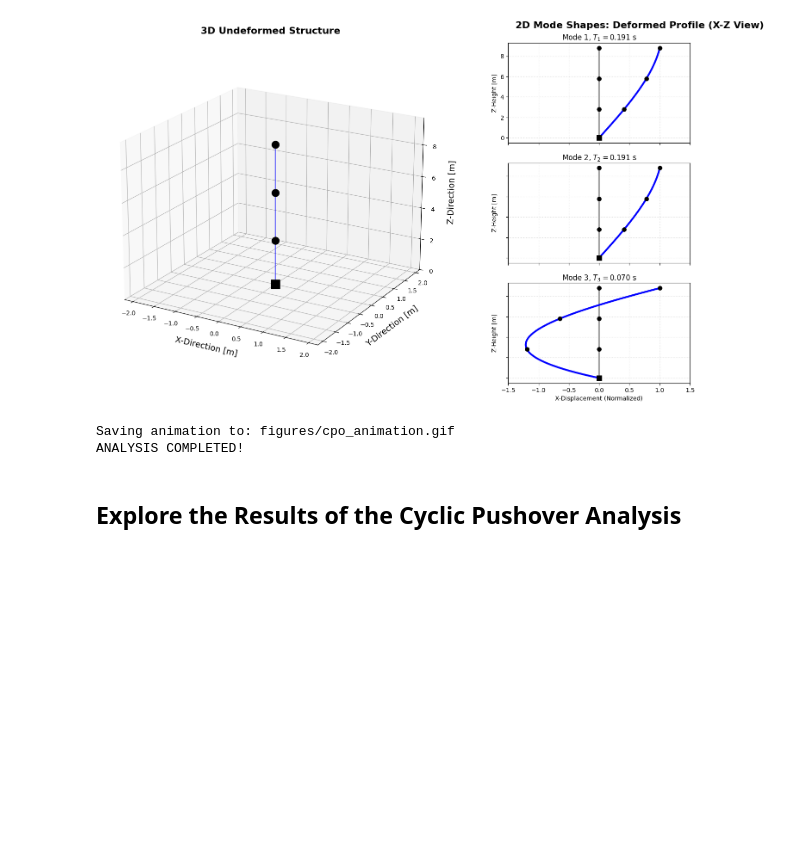
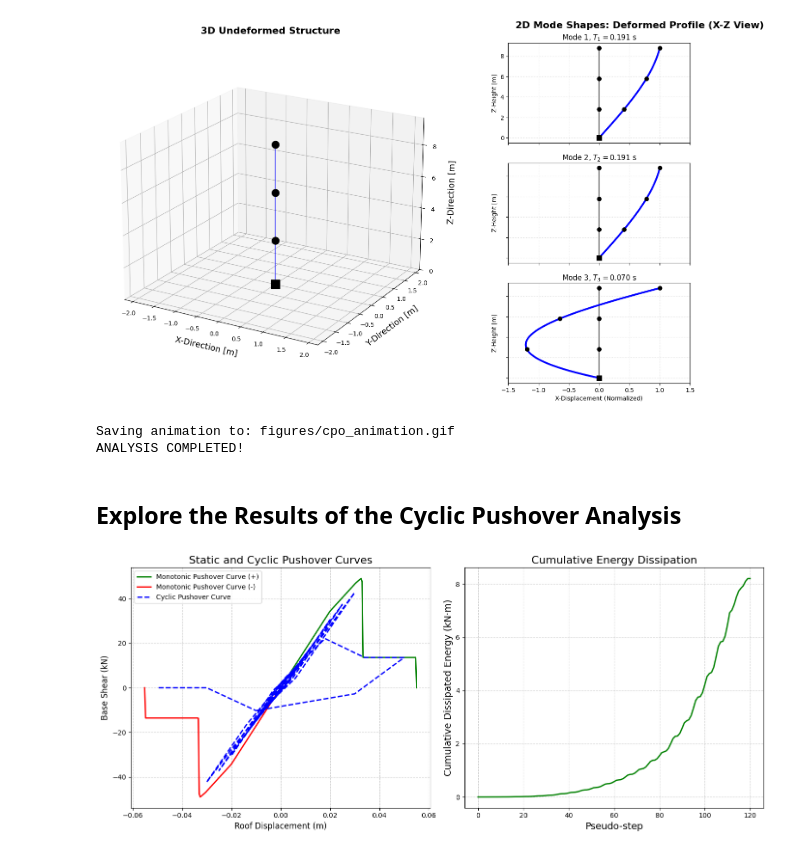
Before and after one commit to mgrubisic/oq-vmtk, a Jupyter notebook: demos/PushoverAnalysis/PushoverAnalysis.ipynb, the cells around one changed output. Cells and saved outputs as stored; diff of their text form; code cells hidden in the pictures; blank space fills up the shorter version.

Commit message:
Cosmetic changes to PushoverAnalysis demo

```diff
--- a/demos/PushoverAnalysis/PushoverAnalysis.ipynb
+++ b/demos/PushoverAnalysis/PushoverAnalysis.ipynb
@@ -239,29 +239,32 @@ ANALYSIS COMPLETED!
 # %%
 # Unpack results
 cpo_disps  = results['cpo_disps']  # Displacements at each control node (i.e., floor)
 cpo_rxn    = results['cpo_rxn']    # Reaction at base (Base shear)
 cpo_energy = results['cpo_energy'] # Cumulative Dissipated Energy
 
 roof_disp = cpo_disps[:, -1]  # Roof displacement time history
 
 # Plot Cyclic Pushover Results with Monotonic Pushover Curve
 fig, axs = plt.subplots(1, 2, figsize=(14, 6))
 
 # Subplot 1: Cyclic Pushover Curve
-axs[0].plot(spo_disps[:, -1], spo_rxn, color='red', linewidth=2, label = 'Monotonic Pushover Curve')
-axs[0].plot(roof_disp, cpo_rxn, color='blue', linewidth=2, linestyle='--', label = 'Cyclic Pushover Curve')
+axs[0].plot(spo_disps[:, -1], spo_rxn, color='green', linewidth=LINEWIDTH_2,  label = 'Monotonic Pushover Curve (+)')
+axs[0].plot(-spo_disps[:, -1],-spo_rxn, color='red', linewidth=LINEWIDTH_2, label = 'Monotonic Pushover Curve (-)')
+axs[0].plot(roof_disp, cpo_rxn, color='blue', linewidth=LINEWIDTH_2, linestyle='--', label = 'Cyclic Pushover Curve')
 axs[0].set_xlabel("Roof Displacement (m)", fontsize=12)
 axs[0].set_ylabel("Base Shear (kN)", fontsize=12)
-axs[0].set_title("Static and Cyclic Pushover Curves", fontsize=14)
+axs[0].set_title("Static and Cyclic Pushover Curves", fontsize=FONTSIZE_1)
 axs[0].grid(True, linestyle='--', alpha=0.6)
 axs[0].legend()
 
 # Subplot 2: Cumulative Dissipated Energy
-axs[1].plot(cpo_energy[:, 0], cpo_energy[:, 1], color='green', linewidth=2)
-axs[1].set_xlabel("Pseudo-step", fontsize=12)
-axs[1].set_ylabel("Cumulative Dissipated Energy (kN·m)", fontsize=12)
-axs[1].set_title("Cumulative Energy Dissipation", fontsize=14)
+axs[1].plot(cpo_energy[:, 0], cpo_energy[:, 1], color='green', linewidth=LINEWIDTH_2)
+axs[1].set_xlabel("Pseudo-step", fontsize=FONTSIZE_2)
+axs[1].set_ylabel("Cumulative Dissipated Energy (kN·m)", fontsize=FONTSIZE_2)
+axs[1].set_title("Cumulative Energy Dissipation", fontsize=FONTSIZE_1)
 axs[1].grid(True, linestyle='--', alpha=0.6)
 
 plt.tight_layout()
 plt.show()
+# %% [output]
+[figure, added]
```
